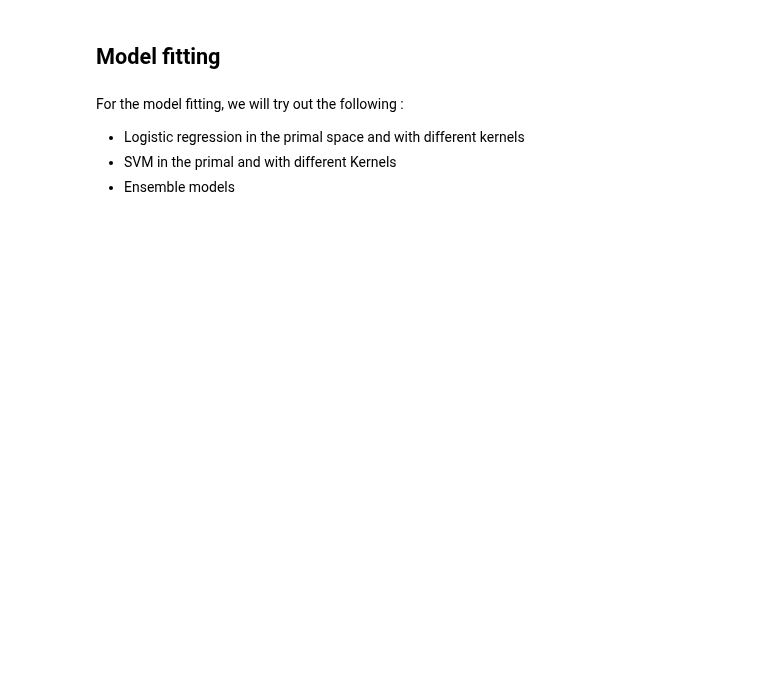
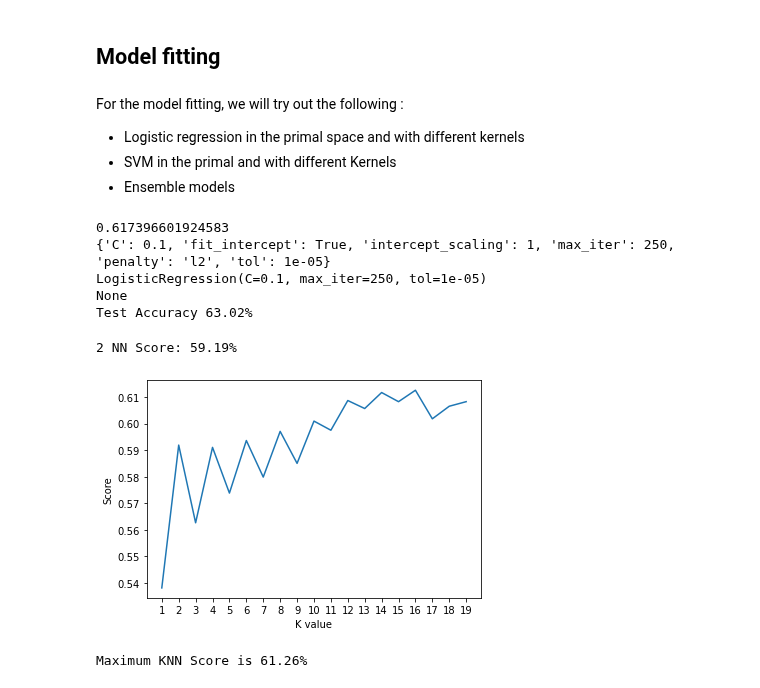
Before and after one commit to Garfield1002/ST4, a Jupyter notebook: test_ML.ipynb, the cells around one changed output. Drawn from its saved outputs; the diff is of its cells as text; code cells hidden in the pictures; blank space fills up the shorter version.

Commit message:
logistic regression

```diff
--- a/test_ML.ipynb
+++ b/test_ML.ipynb
@@ -9,2 +23,4 @@ df
+# %%
+df2 = pd.read_csv(r"DS_CentraleSupelec_ST42021/DS_CentraleSupelec_train.csv")
 # %%
 import numpy as np
@@ -43,0 +68,60 @@ For the model fitting, we will try out the following :
+# %%
+y = df.washDishes.values
+x = df.drop(['washDishes'], axis = 1)
+x['userId']=df2['userId']
+# %%
+x_train, x_test, y_train, y_test = train_test_split(x,y,test_size = 0.2,random_state=0)
+#transpose matrices
+xtrain=x_train.copy()
+xtest=x_test.copy()
+x_train=x_train.drop(columns='userId')
+x_test=x_test.drop(columns='userId')
+x_train = x_train.T
+y_train = y_train.T
+x_test = x_test.T
+y_test = y_test.T
+# %%
+accuracies = {}
+param_grid = {'C': [0.1,0.2,0.5,1,10], 'max_iter': [250, 500], 'fit_intercept':[True],'intercept_scaling':[1],
+              'penalty':['l2'], 'tol':[0.00001,0.0001,0.000001]}
+lr = GridSearchCV(LogisticRegression(solver='lbfgs'),param_grid, cv=5, refit=True, verbose=0)
+lr.fit(x_train.T,y_train.T)
+acc = lr.score(x_test.T,y_test.T)*100
+accuracies['Logistic Regression'] = acc
+print(best_model(lr))
+print("Test Accuracy {:.2f}%".format(acc))
+# %% [output]
+0.617396601924583
+{'C': 0.1, 'fit_intercept': True, 'intercept_scaling': 1, 'max_iter': 250, 'penalty': 'l2', 'tol': 1e-05}
+LogisticRegression(C=0.1, max_iter=250, tol=1e-05)
+None
+Test Accuracy 63.02%
+# %%
+from sklearn.neighbors import KNeighborsClassifier
+knn = KNeighborsClassifier(n_neighbors = 2)  # n_neighbors means k
+knn.fit(x_train.T, y_train.T)
+prediction = knn.predict(x_test.T)
+
+print("{} NN Score: {:.2f}%".format(2, knn.score(x_test.T, y_test.T)*100))
+# %% [output]
+2 NN Score: 59.19%
+# %%
+# try ro find best k value
+scoreList = []
+for i in range(1,20):
+    knn2 = KNeighborsClassifier(n_neighbors = i)  # n_neighbors means k
+    knn2.fit(x_train.T, y_train.T)
+    scoreList.append(knn2.score(x_test.T, y_test.T))
+
+plt.plot(range(1,20), scoreList)
+plt.xticks(np.arange(1,20,1))
+plt.xlabel("K value")
+plt.ylabel("Score")
+plt.show()
+
+acc = max(scoreList)*100
+accuracies['KNN'] = acc
+print("Maximum KNN Score is {:.2f}%".format(acc))
+# %% [output]
+[figure, added]
+Maximum KNN Score is 61.26%
```
Also changed, not shown: parts of 15 cells of this notebook, 2 other files.
